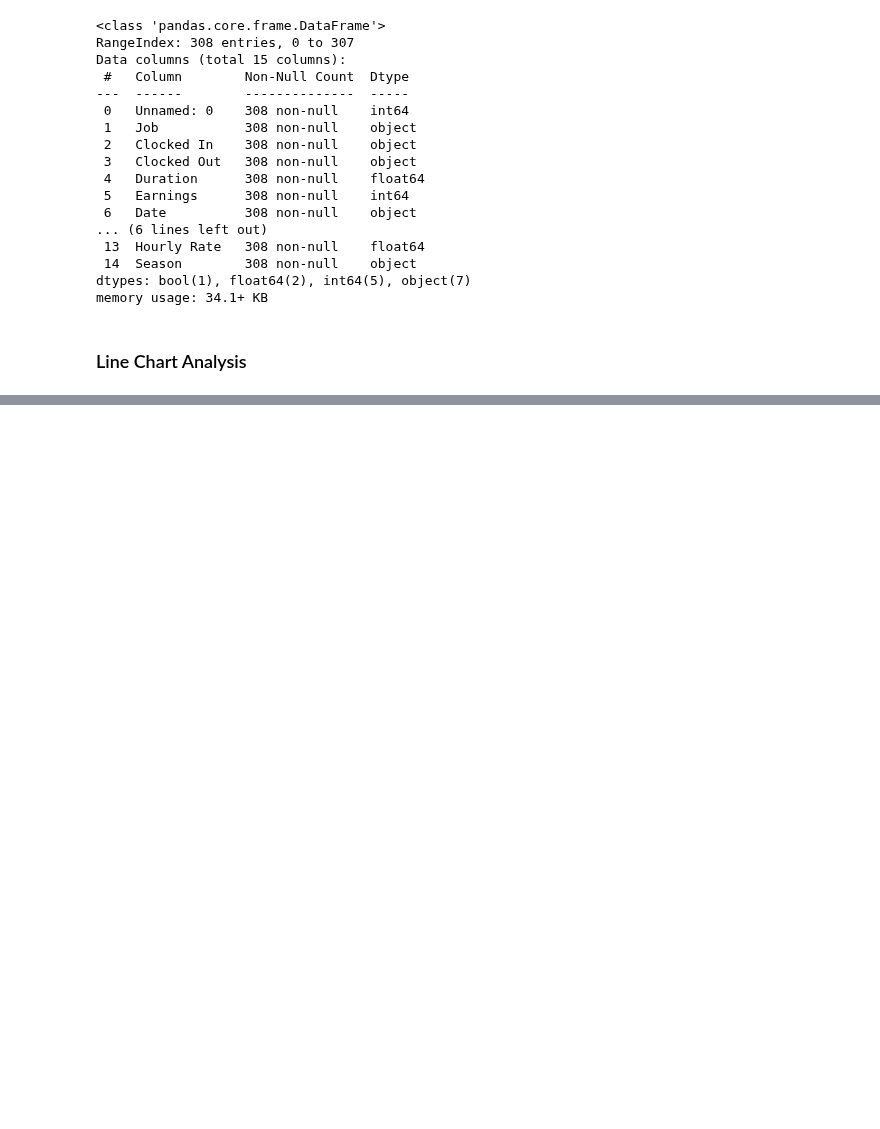
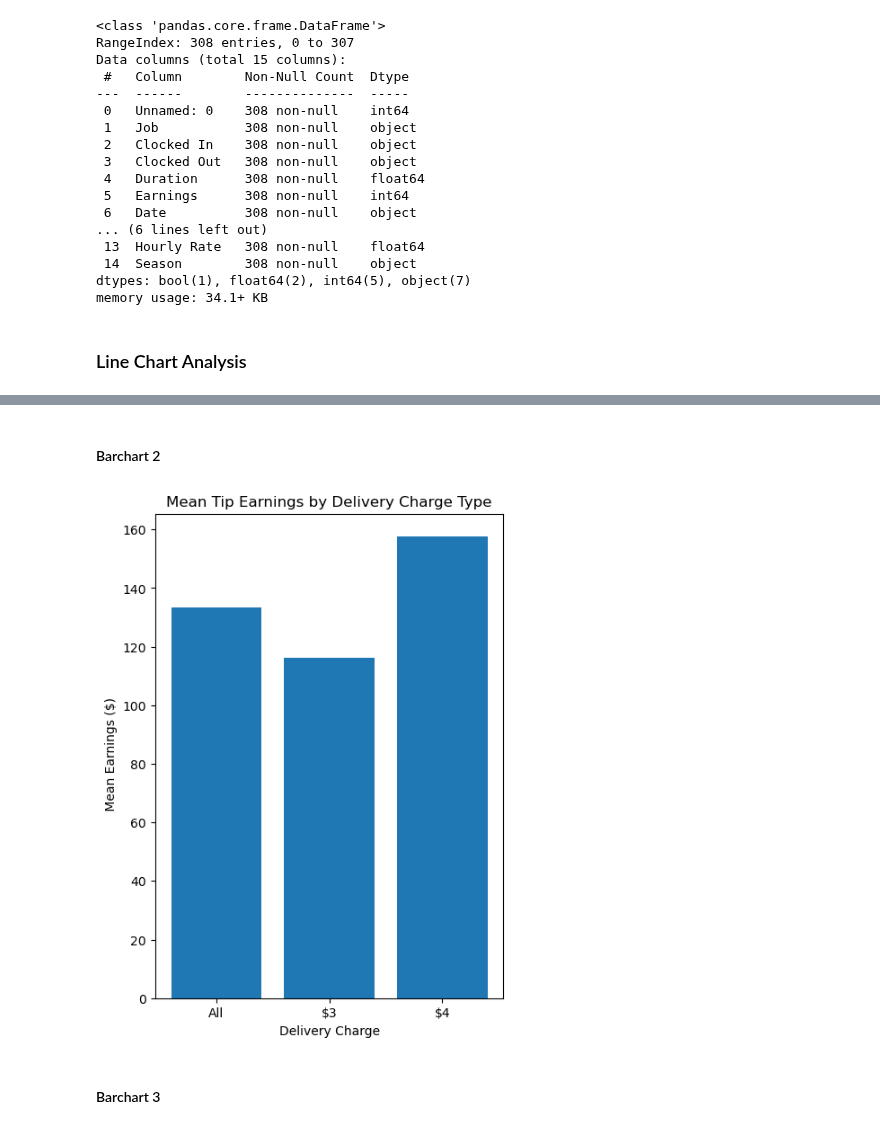
Before and after one commit to stevejchacon/pizzatip, a Jupyter notebook: pizzaEDA2.ipynb, the cells around one changed output, grey strips where cells are left out. Cells and saved outputs as stored; diff of their text form; code cells hidden in the pictures; blank space fills up the shorter version.

```diff
--- a/pizzaEDA2.ipynb
+++ b/pizzaEDA2.ipynb
@@ -111,0 +187,23 @@ plt.show()
+# %% [markdown]
+#### Barchart 2
+# %%
+# barchart to show all tips : all vs $3 vs $4
+
+containers = ['All', '$3', '$4']
+counts = [df['Earnings'].mean(), tip_3['Earnings'].mean(), tip_4['Earnings'].mean()]
+
+# create plot
+fig, ax = plt.subplots(figsize=(5, 7))
+
+# create barchart
+ax.bar(containers, counts)
+# set title, labels, etc.
+ax.set_title('Mean Tip Earnings by Delivery Charge Type')
+ax.set_xlabel('Delivery Charge')
+ax.set_ylabel(' Mean Earnings ($)')
+
+plt.show()
+# %% [output]
+[figure, added]
+# %% [markdown]
+#### Barchart 3
```
Also changed, not shown: parts of 18 cells of this notebook.
